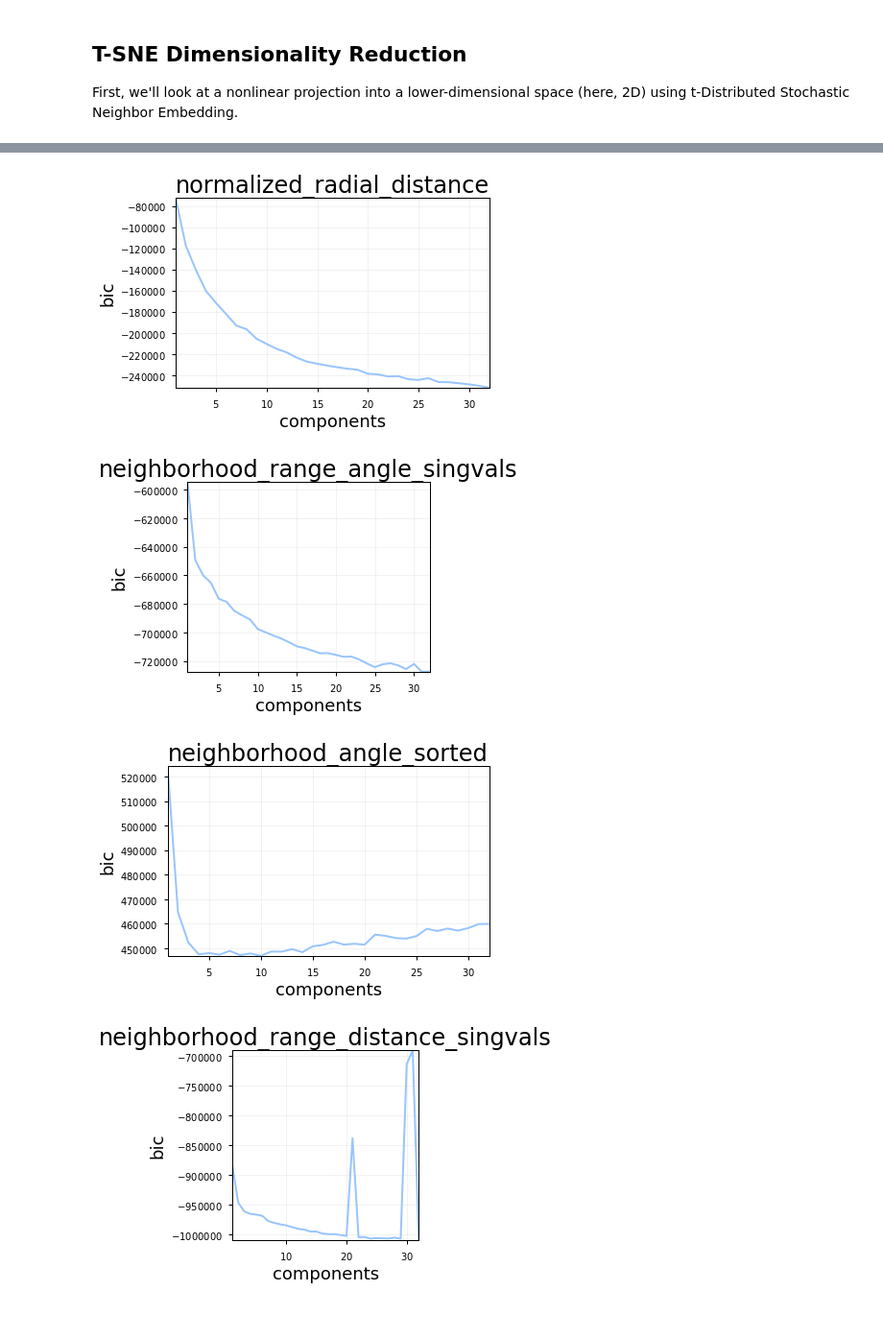
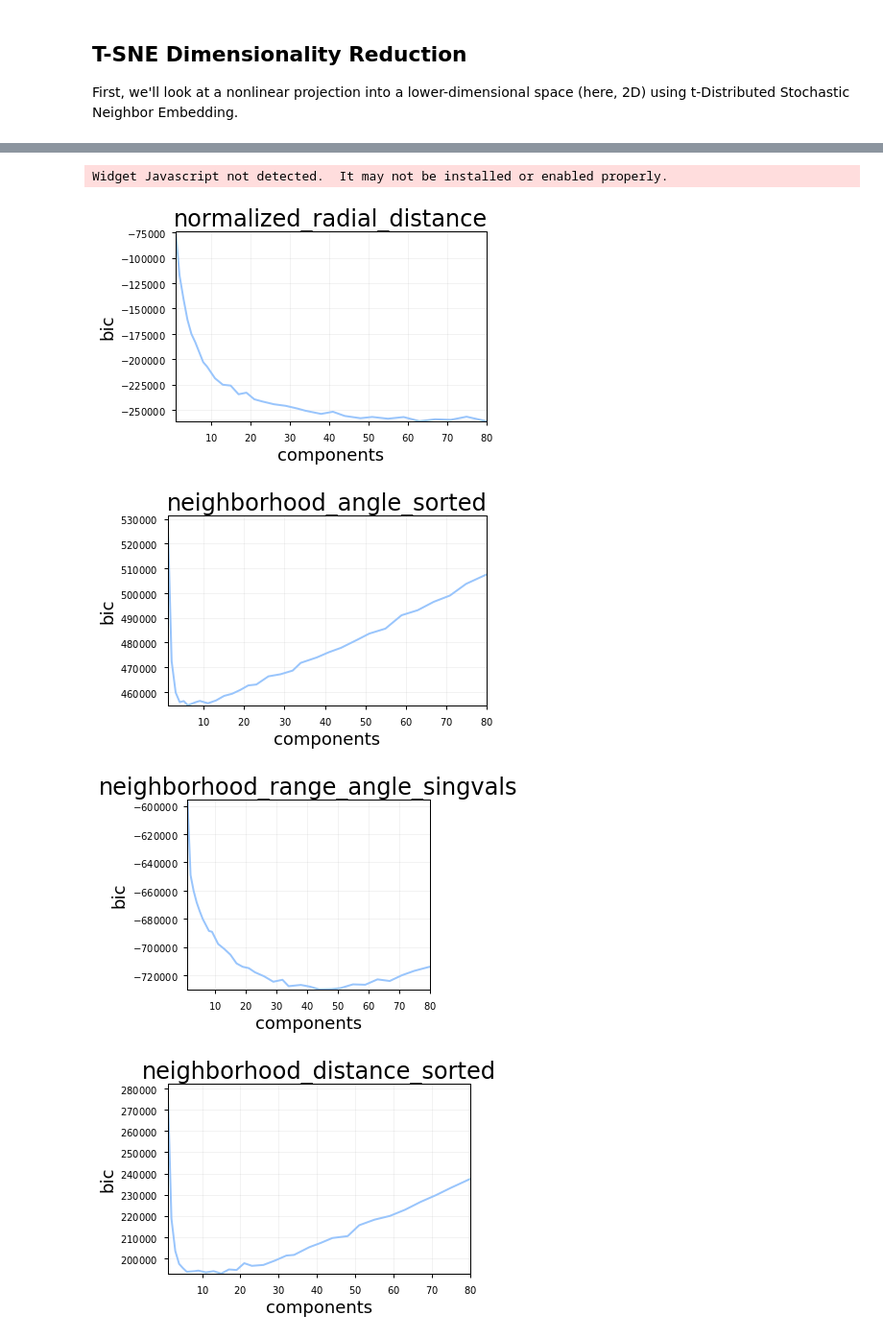
Before and after one commit to glotzerlab/pythia, a Jupyter notebook: examples/Unsupervised Learning.ipynb, the cells around one changed output, grey strips where cells are left out. Shown at 96% size. Cells and saved outputs as stored; diff of their text form; code cells hidden in the pictures.

```diff
--- a/examples/Unsupervised Learning.ipynb
+++ b/examples/Unsupervised Learning.ipynb
@@ -169,16 +165,20 @@ params = dict(
     neighborhood_angle_sorted=dict(neighbors=16),
     neighborhood_range_distance_singvals=dict(neigh_min=4, neigh_max=12),
     neighborhood_distance_sorted=dict(neighbors=16),
-    steinhardt_q=dict(neighbors=12, lmax=20), bispectrum_sphs=dict(neighbors=4, lmax=6)
+    steinhardt_q=dict(neighbors=12, lmax=20),
+    bispectrum_sphs=dict(neighbors=4, lmax=6)
     )
 
-all_modes = ['normalized_radial_distance', 'neighborhood_range_angle_singvals',
-             'neighborhood_angle_sorted', 'neighborhood_range_distance_singvals',
-             'neighborhood_distance_sorted', 'voronoi_angle_histogram',
-             'amean', 'steinhardt_q', 'bispectrum_sphs']
+all_modes = ['normalized_radial_distance',
+             'neighborhood_angle_sorted', 'neighborhood_range_angle_singvals',
+             'neighborhood_distance_sorted', 'neighborhood_range_distance_singvals',
+             'voronoi_angle_histogram',
+             'amean',
+             'steinhardt_q',
+             'bispectrum_sphs']
 
 # Number of regions to split particles into and average over when computing
-# descriptors; shoot for a few thousand examples
+# descriptors; we'll shoot for a few thousand examples
 Nsplits = 4096//len(all_fnames)
 # %% [markdown]
 # Unsupervised Learning
@@ -507,7 +513,7 @@ def gmmTrainer(tf, Ncomp, icType):
     best_gmm = None
 
     for cv_type in ['spherical', 'tied', 'full', 'diag']:
-        gmm_ = sklearn.mixture.GaussianMixture(Ncomp, covariance_type=cv_type, n_init=3)
+        gmm_ = sklearn.mixture.GaussianMixture(Ncomp, covariance_type=cv_type, n_init=3, init_params='random')
         try:
             gmm_.fit(tf)
         except ValueError as e:
@@ -530,7 +536,8 @@ def gmmTrainer(tf, Ncomp, icType):
 
 def findBestGMM(tf, ncomp_max=64, icType='bic', plot=True, mode=None, use_cache=False):
     """Find the best GMM with number of components <= ncomp_max and optionally plot the IC curve"""
-    Ncomps = list(range(1, ncomp_max + 1))
+    Ncomps = np.round(np.linspace(1, np.sqrt(ncomp_max), 32)**2).astype(np.int32)
+    Ncomps = np.unique(Ncomps)
 
     # Caching models based on the shape of the input array is not
     # particularly robust in general
@@ -576,12 +583,13 @@ def findBestGMM(tf, ncomp_max=64, icType='bic', plot=True, mode=None, use_cache=
 # %%
 trained_gmms = {}
 for mode in track_progress(all_modes):
     tf = transformed_data[mode]
     pp.figure()
     pp.title(mode)
-    trained_gmms[mode] = findBestGMM(tf, 32)
+    trained_gmms[mode] = findBestGMM(tf, 80)
 # %% [output]
+Widget Javascript not detected.  It may not be installed or enabled properly.
-[figure, old version]
+[figure, new version]
-[figure, old version]
+[figure, new version]
-[figure, old version]
+[figure, new version]
-[figure, old version]
+[figure, new version]
```
Also changed, not shown: parts of 10 cells of this notebook.
